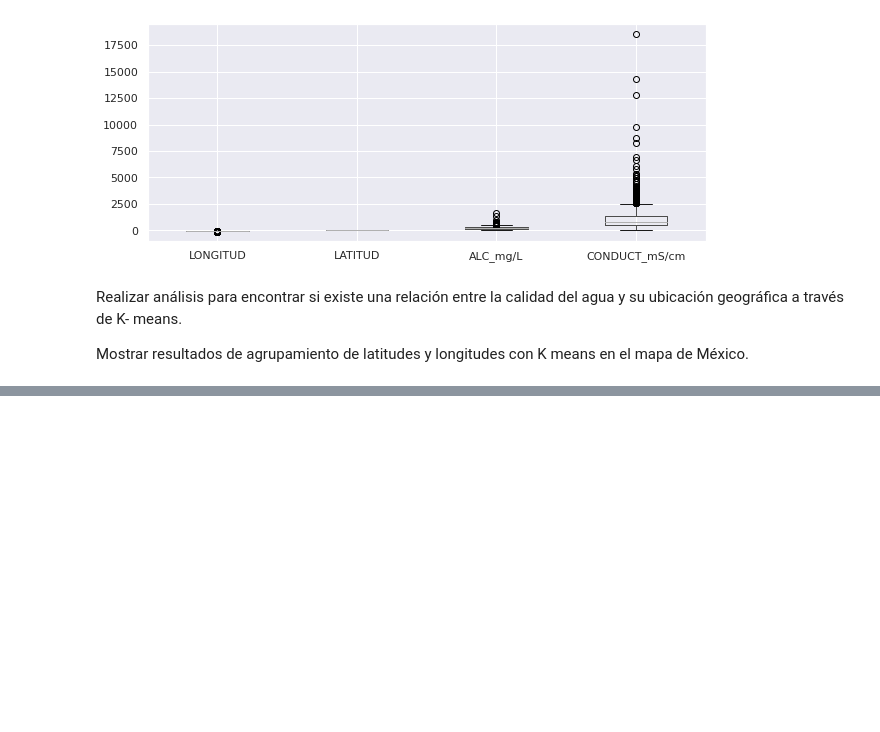
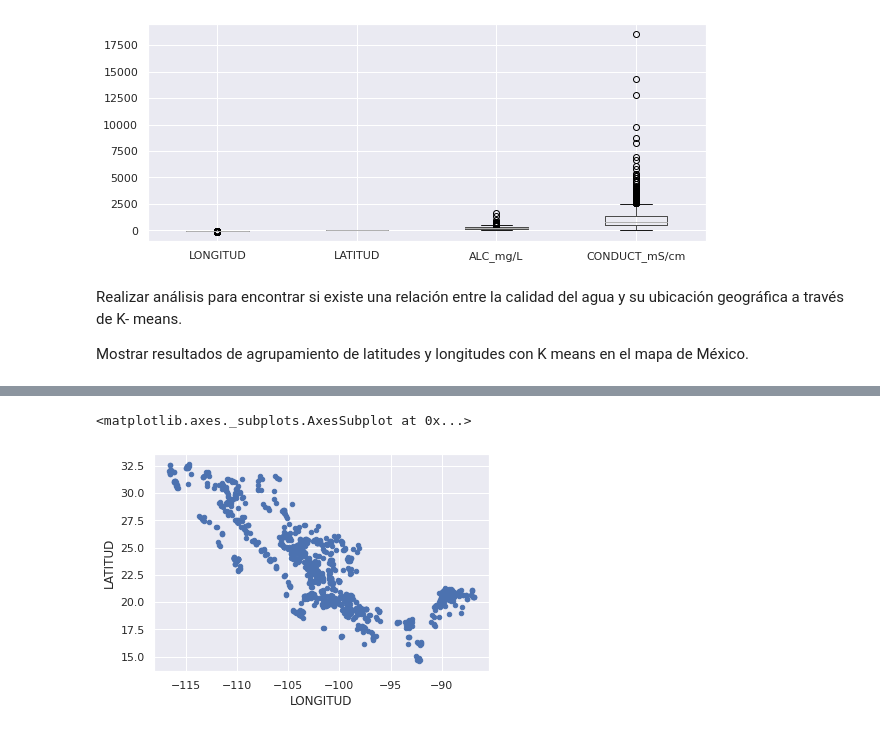
Before and after one commit to PosgradoMNA/actividades-del-projecto-cad_equipo_18, a Jupyter notebook: Equipo_18_Entrega_1_Aguas_Subterraneas.ipynb, the cells around one changed output, grey strips where cells are left out. Saved outputs shown, nothing was run; the diff lists cells and outputs as text; code cells hidden in the pictures; blank space fills up the shorter version.

```diff
--- a/Equipo_18_Entrega_1_Aguas_Subterraneas.ipynb
+++ b/Equipo_18_Entrega_1_Aguas_Subterraneas.ipynb
@@ -680,7 +673,7 @@ Realizar análisis para encontrar si existe una relación entre la calidad del a
 
 Mostrar resultados de agrupamiento de latitudes y longitudes con K means en el mapa de México.
 # %%
-latlong=df[["LATITUD","LONGITUD"]]
-
-latlong.plot.scatter("LATITUD","LONGITUD")
+latlong = nAGUASUB_num[["LONGITUD","LATITUD"]]
+latlong
+latlong.plot.scatter("LONGITUD","LATITUD")
 # %% [output]
@@ -687,0 +681,2 @@ NameError: ignored
+<matplotlib.axes._subplots.AxesSubplot at 0x...>
+[figure, added]
```
Also changed, not shown: parts of 9 cells of this notebook.
